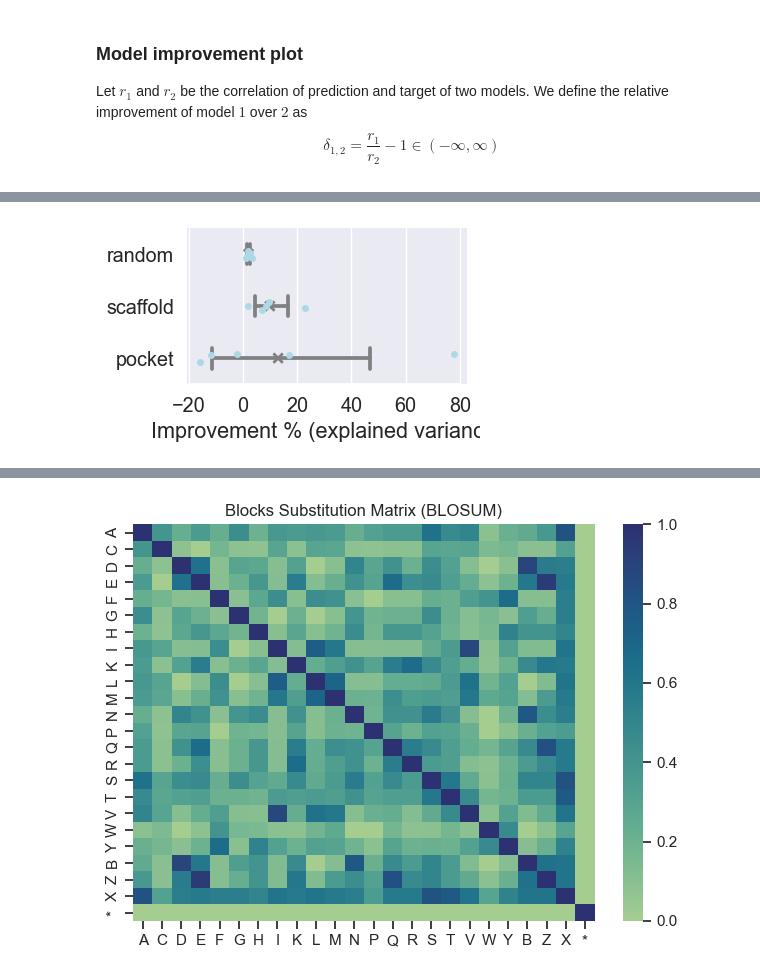
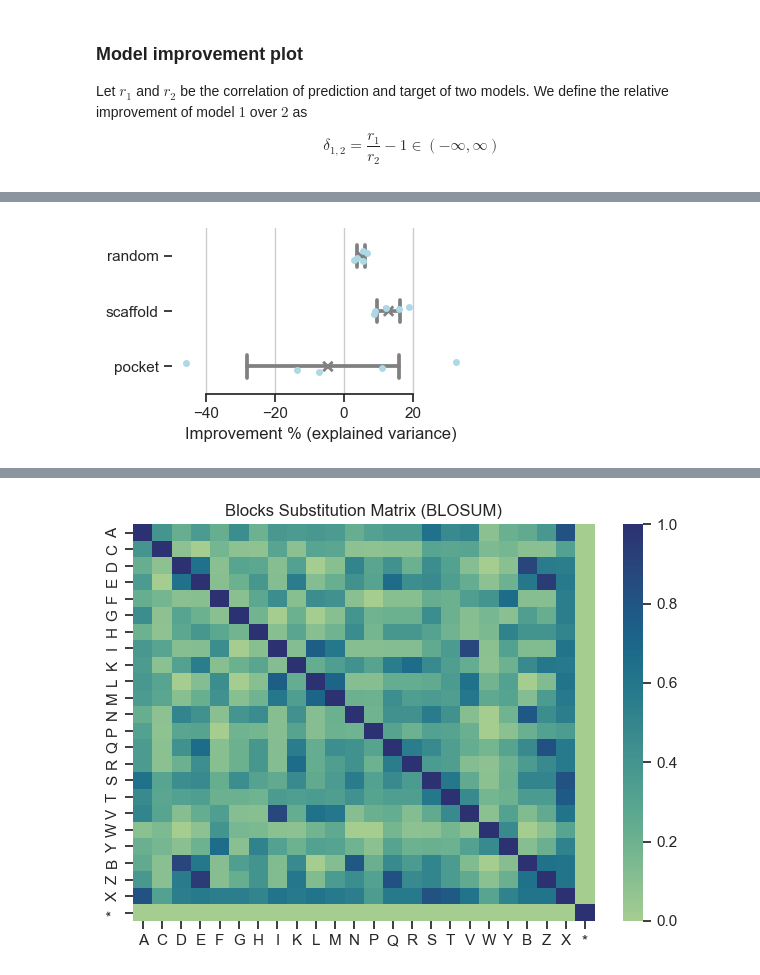
Before and after one commit to volkamerlab/kinodata-3D-affinity-prediction, a Jupyter notebook: scripts/evaluation.ipynb, the cells around one changed output, grey strips where cells are left out. Drawn from its saved outputs; the diff is of its cells as text; code cells hidden in the pictures.

Commit message:
egnn residue eval

```diff
--- a/scripts/evaluation.ipynb
+++ b/scripts/evaluation.ipynb
@@ -49,3 +50,6 @@ egnnr_eval_data.head()
 | 2 | 7.810676 | 17641064 | EGNN (R) | random | 4 | 7.995679 | 7.995679 |
 | 3 | 7.670426 | 17641064 | EGNN (R) | random | 4 | 7.995679 | 7.995679 |
 | 4 | 8.113914 | 17641064 | EGNN (R) | scaffold | 3 | 7.995679 | 7.995679 |
+# %%
+egnnr12_eval_data = pd.read_csv(EVAL_DATA / "egnnr12_eval_data.csv")
+egnnr12_eval_data.head()
@@ -52,5 +63,5 @@ egnnr_eval_data.head()
 # %%
-eval_data = pd.concat((eval_data, dti_eval_data, egnnr_eval_data), axis=0).reset_index()
+eval_data = pd.concat((eval_data, dti_eval_data, egnnr_eval_data, egnnr12_eval_data), axis=0).reset_index()
 eval_data.head()
 # %% [output]
 |  | index | pred | ident | model | split | split_seed | activities.standard_value | target |
@@ -94,6 +105,7 @@ assert (eval_data.groupby("ident")["target"].std() == 0).all()
 # %%
 full_names = {
     "EGNN (R)": "Complex-EGNN (R)",
+    "EGNN (R/12)": "Complex-EGNN (R/12)",
     "EGNN": "Complex-EGNN",
     "GIN": "Ligand-GNN",
     "DTI": "KiSSim DeepDTA"
@@ -112,7 +124,7 @@ eval_data.head()
 * Correlation of test prediction and target
 * Mean absolute error
 # %%
-corr_data = eval_data.groupby(["split", "model_full_name", "split_seed"])[["pred", "target"]].corr().iloc[0::2, -1]
+corr_data = eval_data.groupby(["split", "model_full_name", "split_seed"])[["pred", "target"]].corr("spearman").iloc[0::2, -1]
 corr_data = corr_data.unstack().reset_index().rename(columns={"pred": "test_corr"})
 corr_data.head()
 # %% [output]
@@ -201,18 +217,21 @@ Name: improvement, dtype: float64
 # %%
+corr_diff = corr_data.groupby(["split", "split_seed"])[["model_full_name", "test_corr"]].apply(lambda x: x.test_corr.values[2] / x.test_corr.values[3])
+corr_diff = corr_diff.reset_index().rename(columns={0: "corr_ratio"})
+corr_diff["improvement"] = (corr_diff["corr_ratio"] - 1) * 100
+
 f, ax = plt.subplots(figsize=(4, 2.5))
 sns.set_theme(style="ticks")
 sns.stripplot(corr_diff, x="improvement", y="split", size=5, linewidth=0, color="lightblue", order=["random", "scaffold", "pocket"])
-# sns.boxplot(corr_diff, x="corr. delta", y="split", whis=[0, 100], width=.6, color=".8", meanline=True, order=["random", "scaffold", "pocket"])
 sns.pointplot(corr_diff, x="improvement", y="split", order=["random", "scaffold", "pocket"], join=False, color=".5", capsize=.4, markers="x")
 ax.xaxis.grid(True)
 ax.set(ylabel="")
 ax.set_xlabel(r"Improvement % (explained variance)")
 sns.despine(trim=True, left=True)
 # ax.set_xlim(left=0, right=2.0)
 f.tight_layout()
 f.savefig("corr_diff_kinodata.pdf")
 # %% [output]
-[figure, old version]
+[figure, new version]
 # %%
 eval_data["abs_error"] = (eval_data["pred"] - eval_data["activities.standard_value"]).abs()
 # %%
```
Also changed, not shown: parts of 11 cells of this notebook, 2 other files.
